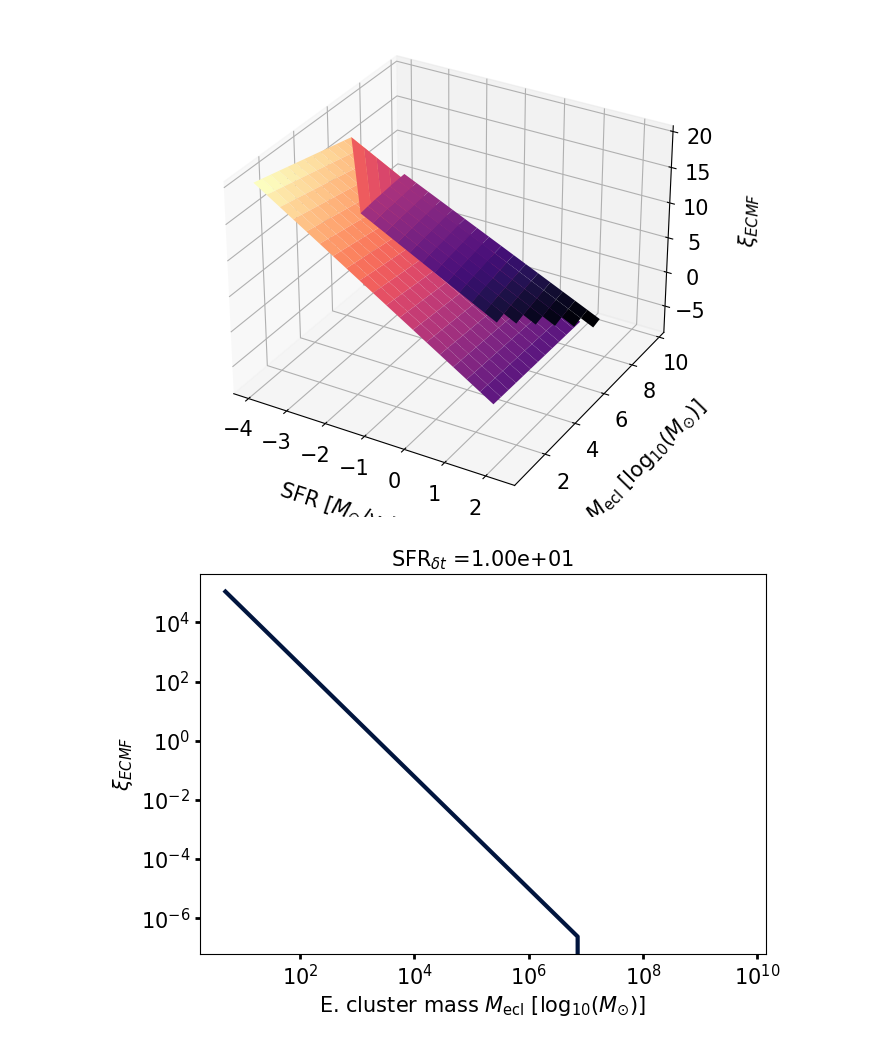
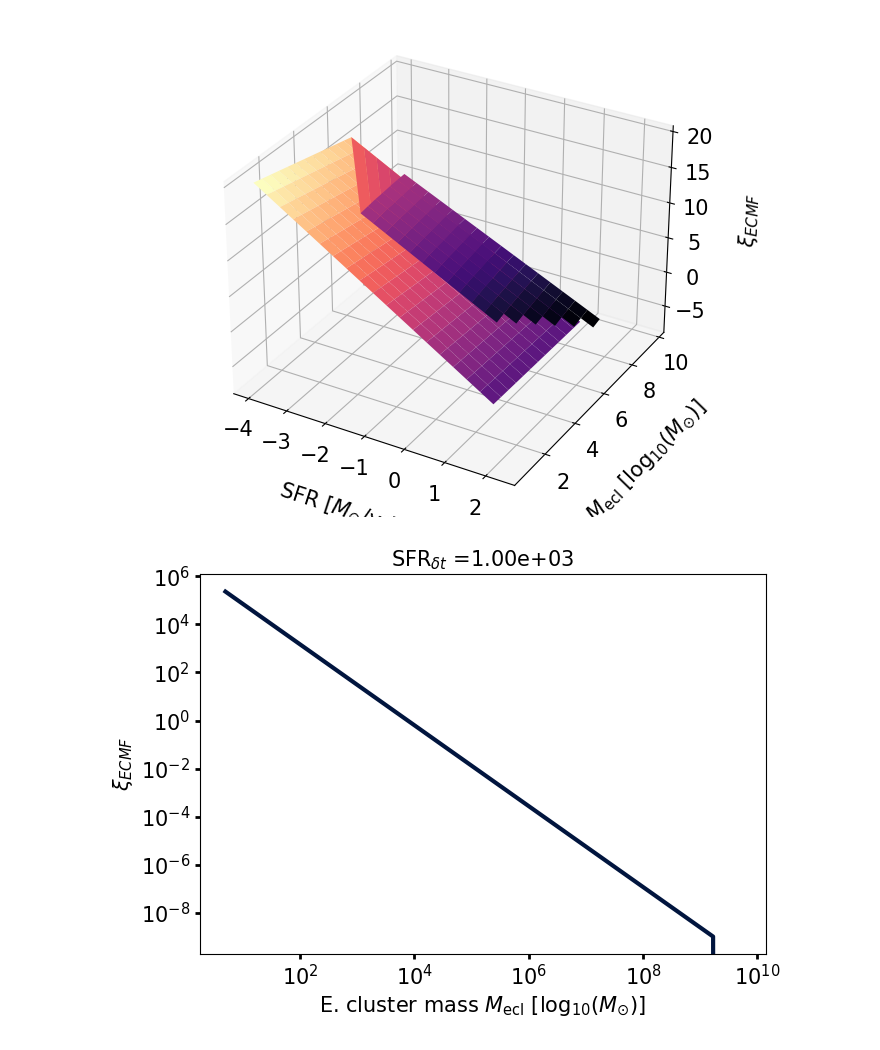
Before and after one commit to egjergo/pyIGIMF, a Jupyter notebook: _scratch/IGIMF3_explore.ipynb, the cells around one changed output. Cells and saved outputs as stored; diff of their text form; code cells hidden in the pictures.

```diff
--- a/_scratch/IGIMF3_explore.ipynb
+++ b/_scratch/IGIMF3_explore.ipynb
@@ -404,27 +410,27 @@ ECMF_3D_plot()
 # %% [output]
 [figure]
 # %%
-SFR_delta_t_val = 1e1
+SFR_delta_t_val = 1e3
 k_ecl1, M_max1, ECMF_func1, ECMF_weighted_func1 = ECMF(SFR_delta_t_val)
 ECMF_v = np.array([ECMF_func1(M) for M in M_ecl_v])
 def ECMF_plot(M_ecl_v, ECMF_v):
     from matplotlib import pyplot as plt
     import matplotlib.ticker as ticker
     Msun = r'$M_{\odot}$'
     fig, ax = plt.subplots(1,1, figsize=(7,5))
     ax.loglog(M_ecl_v, ECMF_v, linewidth=3, color='#01153E')
     ax.set_ylabel(r'$\xi_{ECMF}$', fontsize=15)
     ax.set_xlabel(r'E. cluster mass $M_{\rm ecl}$ [$\log_{10}(M_{\odot})$]', fontsize=15)
     #plt.title(f'{M = :.2e} {Msun}', fontsize=15)
     #ax.set_ylim(1e-8,1)
     plt.yticks(fontsize=15)
     plt.xticks(fontsize=15)
     plt.title(r'SFR$_{\delta t}$ =%.2e'%(SFR_delta_t_val), fontsize=15)
     ax.tick_params(width=2)
     fig.tight_layout()
     #plt.savefig(f'Z_plot_{name}.pdf', bbox_inches='tight')
     plt.show(block=False)
     return None
 ECMF_plot(M_ecl_v, ECMF_v)
 # %% [output]
-[figure, old version]
+[figure, new version]
```
Also changed, not shown: parts of 3 cells of this notebook, 28 other files.
